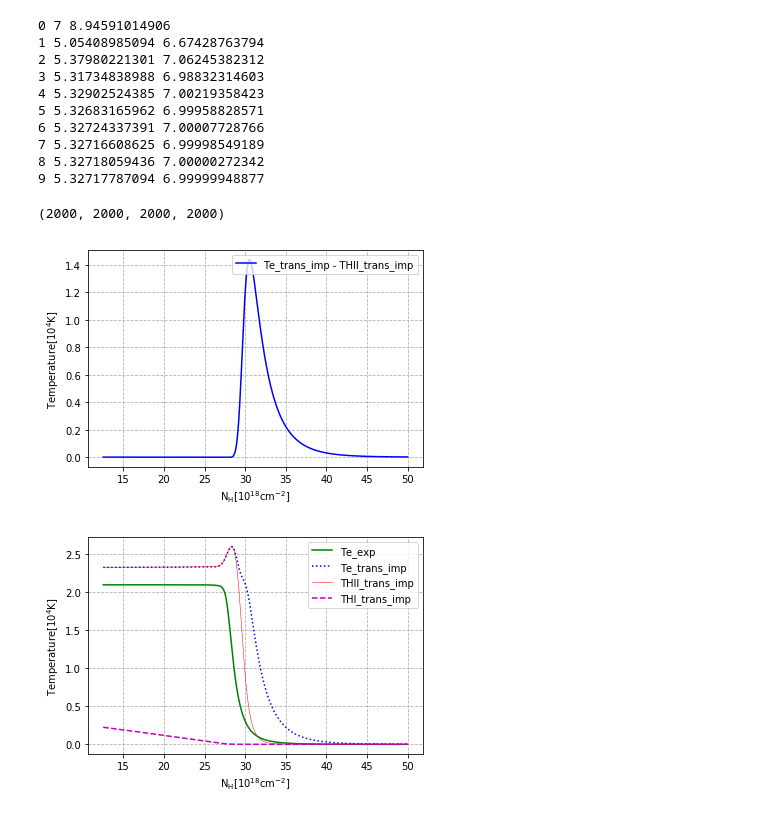
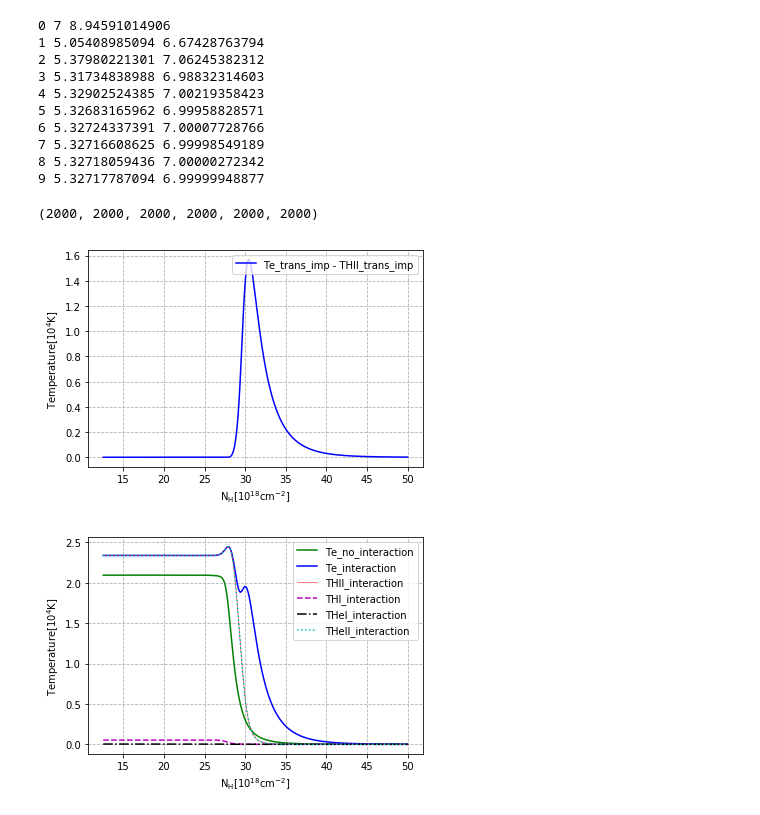
Before and after one commit to frankelzeng/reionization, a Jupyter notebook: plots/Plots_and_analysis.ipynb, the cells around one changed output. Drawn from its saved outputs; the diff is of its cells as text; code cells hidden in the pictures.

Commit message:
Five species finish, initial condition issue

```diff
--- a/plots/Plots_and_analysis.ipynb
+++ b/plots/Plots_and_analysis.ipynb
@@ -231,12 +231,14 @@ for iter in range(10):
 9 5.32717787094 6.99999948877
 # %%
 Te_exp = np.genfromtxt('../output/output_chris.txt', dtype='f16', usecols=(5))
-Te_trans_imp = np.genfromtxt('../output/stiff_solver/inverse_numerical_3species.txt', dtype='f16', skip_header=12010, usecols=(5))
-THII_trans_imp = np.genfromtxt('../output/stiff_solver/inverse_numerical_3species.txt', dtype='f16', skip_header=12010, usecols=(7))
-THI_trans_imp = np.genfromtxt('../output/stiff_solver/inverse_numerical_3species.txt', dtype='f16', skip_header=12010, usecols=(9))
-print(len(Te_exp),len(Te_trans_imp),len(THII_trans_imp), len(TeHI_trans_imp))
+Te_trans_imp = np.genfromtxt('../output/stiff_solver/inverse_numerical_5species_2y.txt', dtype='f16', skip_header=12009, usecols=(5))
+THII_trans_imp = np.genfromtxt('../output/stiff_solver/inverse_numerical_5species_2y.txt', dtype='f16', skip_header=12009, usecols=(7))
+THI_trans_imp = np.genfromtxt('../output/stiff_solver/inverse_numerical_5species_2y.txt', dtype='f16', skip_header=12009, usecols=(9))
+THeI_trans_imp = np.genfromtxt('../output/stiff_solver/inverse_numerical_5species_2y.txt', dtype='f16', skip_header=12009, usecols=(11))
+THeII_trans_imp = np.genfromtxt('../output/stiff_solver/inverse_numerical_5species_2y.txt', dtype='f16', skip_header=12009, usecols=(13))
+print(len(Te_exp),len(Te_trans_imp),len(THII_trans_imp), len(THI_trans_imp), len(THeI_trans_imp), len(THeII_trans_imp))
 # %% [output]
-(2000, 2000, 2000, 2000)
+(2000, 2000, 2000, 2000, 2000, 2000)
 # %%
 fig_T_implicit, ax_T_implicit = plt.subplots()
 start_index = 500
@@ -255,25 +257,27 @@ ax_T_implicit.set_yscale('linear')
 plt.savefig("Temperature_difference.png",dpi=300,bbox_inches='tight')
 plt.show()
 # %% [output]
-[figure, old version]
+[figure, new version]
 # %%
 fig_T_implicit_ev, ax_T_implicit_ev = plt.subplots()
 start_index = 500
-list_original_Te, = ax_T_implicit_ev.plot(NH[start_index:],Te_exp[start_index:]/1e4,'g-',label="Te_exp")
-list_Te, = ax_T_implicit_ev.plot(NH[start_index:],(Te_trans_imp[start_index:])/1e4,'b-',label="Te_trans_imp",linestyle=':')
-list_THII, = ax_T_implicit_ev.plot(NH[start_index:],THII_trans_imp[start_index:]/1e4,'r-',label="THII_trans_imp",lw=0.5)
-list_THI, = ax_T_implicit_ev.plot(NH[start_index:],THI_trans_imp[start_index:]/1e4,'m-',label="THI_trans_imp",linestyle='--')
+list_original_Te, = ax_T_implicit_ev.plot(NH[start_index:],Te_exp[start_index:]/1e4,'g-',label="Te_no_interaction")
+list_Te, = ax_T_implicit_ev.plot(NH[start_index:],(Te_trans_imp[start_index:])/1e4,'b-',label="Te_interaction",linestyle='-')
+list_THII, = ax_T_implicit_ev.plot(NH[start_index:],THII_trans_imp[start_index:]/1e4,'r-',label="THII_interaction",lw=0.5)
+list_THI, = ax_T_implicit_ev.plot(NH[start_index:],THI_trans_imp[start_index:]/1e4,'m-',label="THI_interaction",linestyle='--')
+list_THeI, = ax_T_implicit_ev.plot(NH[start_index:],THeI_trans_imp[start_index:]/1e4,'k-',label="THeI_interaction",linestyle='-.')
+list_THeII, = ax_T_implicit_ev.plot(NH[start_index:],THeII_trans_imp[start_index:]/1e4,'c-',label="THeII_interaction",linestyle=':')
 
 ax_T_implicit_ev.set_xlabel("$\mathregular{N_H[10^{18}cm^{-2}]}$")
 ax_T_implicit_ev.set_ylabel("$\mathregular{Temperature[10^4K]}$")
 
-lists=[list_original_Te,list_Te, list_THII, list_THI]
+lists=[list_original_Te,list_Te, list_THII, list_THI, list_THeI, list_THeII]
 ax_T_implicit_ev.legend(lists,[list.get_label() for list in lists], loc='upper right')
 
 plt.grid(linestyle='--')
 ax_T_implicit.set_yscale('linear')
 
-plt.savefig("Temperature_evolution.png",dpi=300,bbox_inches='tight')
+plt.savefig("Temperature_evolution.png",dpi=500,bbox_inches='tight')
 plt.show()
 # %% [output]
-[figure, old version]
+[figure, new version]
```
Also changed, not shown: 26 other files.
